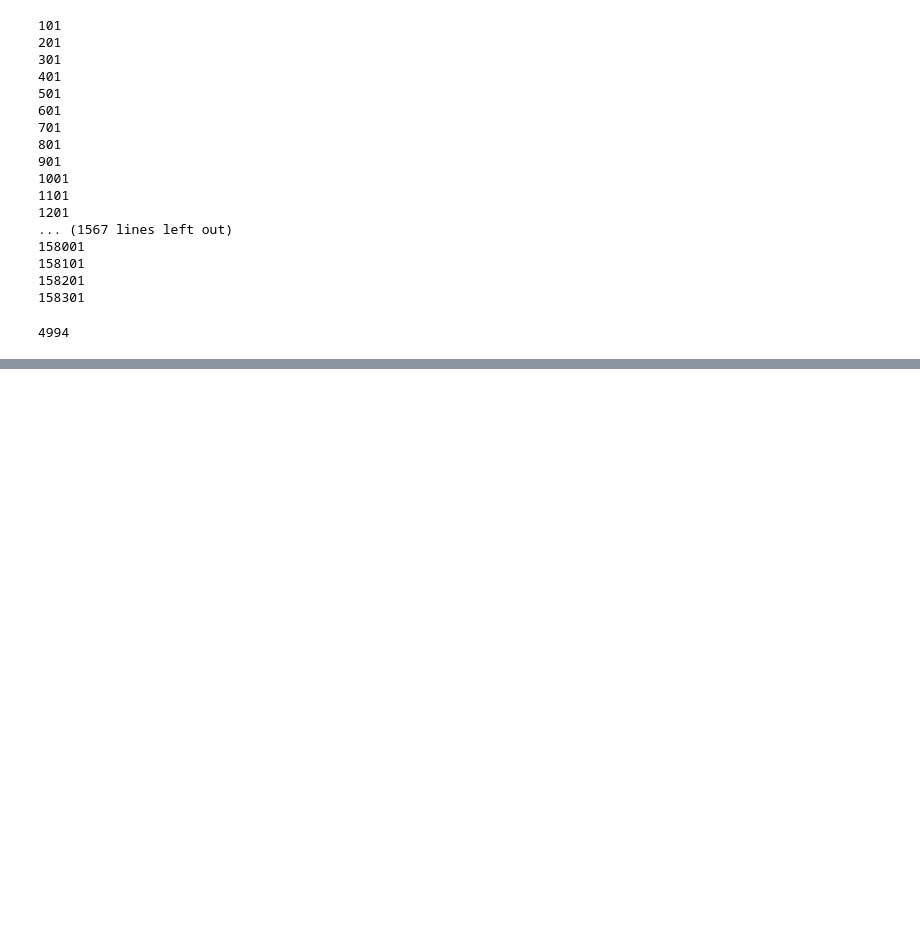
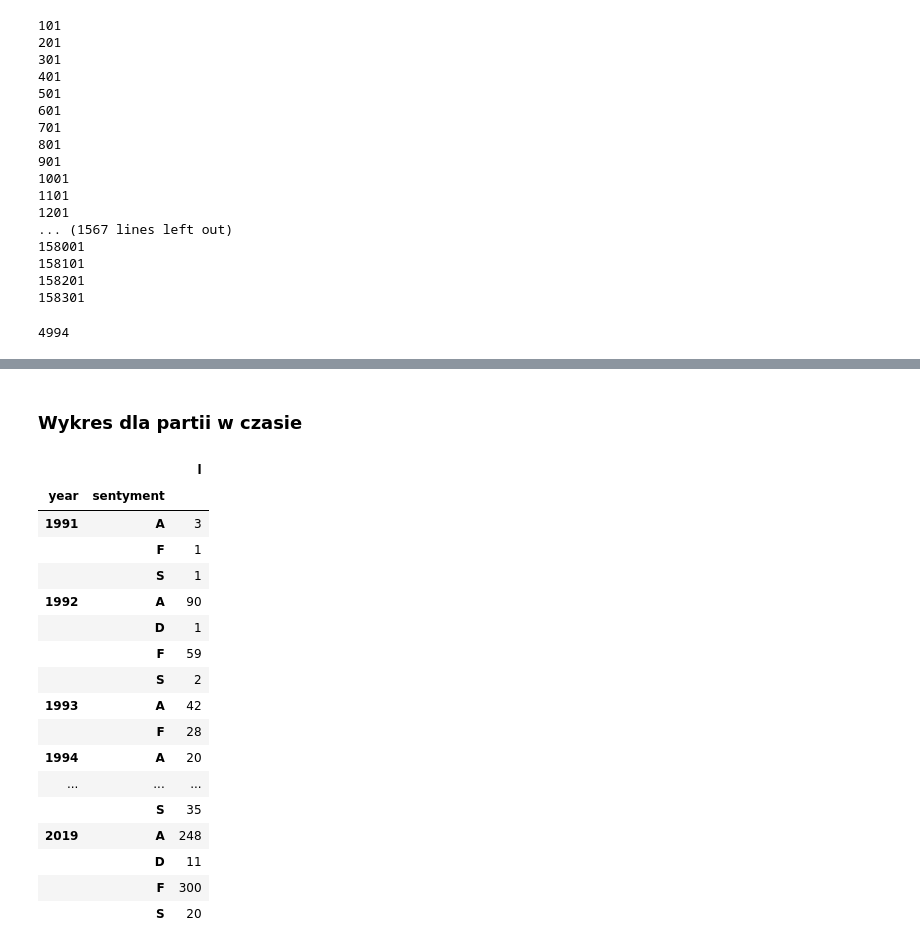
Before and after one commit to magda-lena-b/praca, a Jupyter notebook: 14_analiza_embeddingów.ipynb, the cells around one changed output, grey strips where cells are left out. Cells and saved outputs as stored; diff of their text form; code cells hidden in the pictures; blank space fills up the shorter version.

```diff
--- a/14_analiza_embeddingów.ipynb
+++ b/14_analiza_embeddingów.ipynb
@@ -403,0 +419,25 @@ plt.cla?
+# %% [markdown]
+### Wykres dla partii w czasie
+# %%
+pis = dane[dane.party_final=='Prawo i Sprawiedliwość']
+# %%
+pis.groupby(['year', 'sentyment']).agg(l = ('nr', 'count'))
+# %% [output]
+|  |  | l |
+| year | sentyment |  |
+| 1991 | A | 3 |
+|  | F | 1 |
+|  | S | 1 |
+| 1992 | A | 90 |
+|  | D | 1 |
+|  | F | 59 |
+|  | S | 2 |
+| 1993 | A | 42 |
+|  | F | 28 |
+| 1994 | A | 20 |
+| ... | ... | ... |
+|  | S | 35 |
+| 2019 | A | 248 |
+|  | D | 11 |
+|  | F | 300 |
+|  | S | 20 |
```
Also changed, not shown: parts of 22 cells of this notebook.
